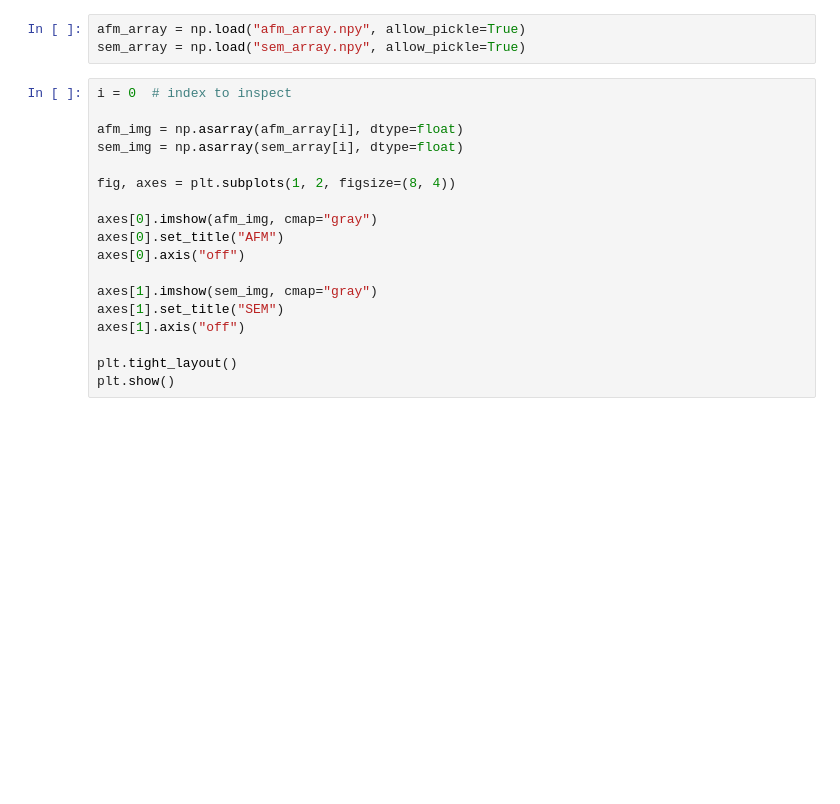
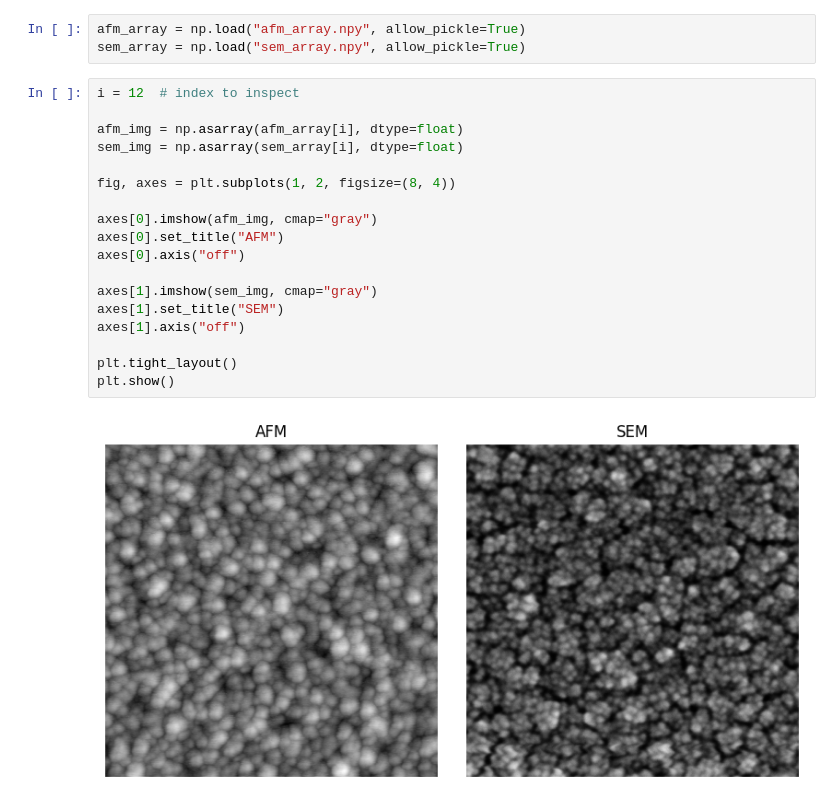
Before and after one commit to kbarakati/afm_sem_proxy, a Jupyter notebook: main.ipynb, the cells around one changed output. Cells and saved outputs as stored; diff of their text form; blank space fills up the shorter version.

```diff
--- a/main.ipynb
+++ b/main.ipynb
@@ -13,20 +13,22 @@ import pickle
 afm_array = np.load("afm_array.npy", allow_pickle=True)
 sem_array = np.load("sem_array.npy", allow_pickle=True)
 # %%
-i = 0  # index to inspect
+i = 12  # index to inspect
 
 afm_img = np.asarray(afm_array[i], dtype=float)
 sem_img = np.asarray(sem_array[i], dtype=float)
 
 fig, axes = plt.subplots(1, 2, figsize=(8, 4))
 
 axes[0].imshow(afm_img, cmap="gray")
 axes[0].set_title("AFM")
 axes[0].axis("off")
 
 axes[1].imshow(sem_img, cmap="gray")
 axes[1].set_title("SEM")
 axes[1].axis("off")
 
 plt.tight_layout()
 plt.show()
+# %% [output]
+[figure, added]
```
Also changed, not shown: parts of 1 cell of this notebook.
